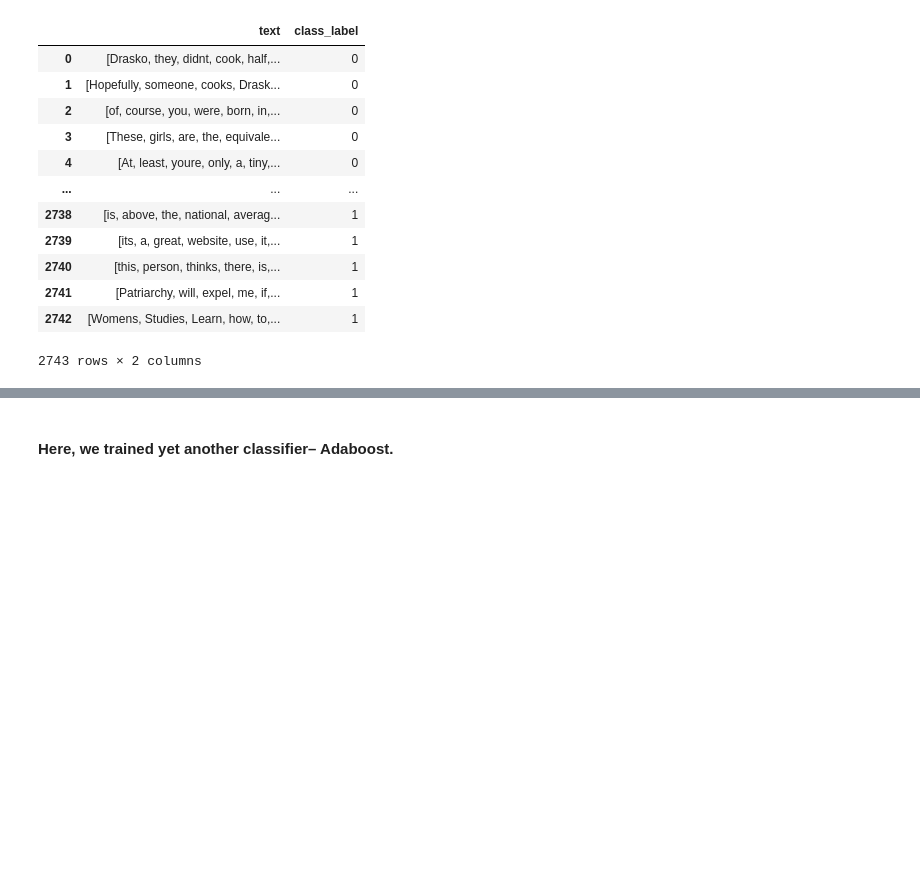
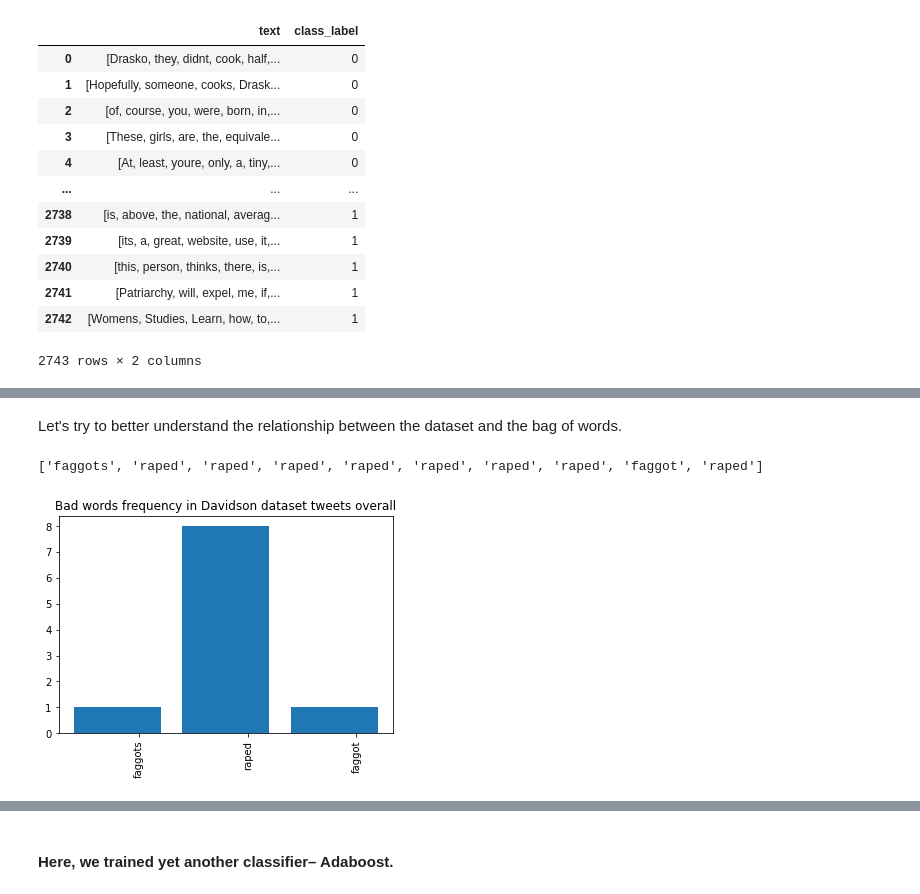
Before and after one commit to zuziamatysiak/cis419-hate-speech, a Jupyter notebook: colab notebooks/CIS_419_Project.ipynb, the cells around one changed output, grey strips where cells are left out. Cells and saved outputs as stored; diff of their text form; code cells hidden in the pictures; blank space fills up the shorter version.

```diff
--- a/colab notebooks/CIS_419_Project.ipynb
+++ b/colab notebooks/CIS_419_Project.ipynb
@@ -169,4 +281,0 @@ df_waseem
-# %%
-for word in words:
-  df_waseem[word] = df_waseem["text"].map(lambda x: 1 if word in x else 0)
-df_waseem
@@ -186,0 +299,11 @@ df_waseem
+# %% [markdown]
+Let's try to better understand the relationship between the dataset and the bag of words.
+# %%
+waseem_count_of_words = get_bad_words(df_waseem, "text")
+print(waseem_count_of_words[:30])
+# %% [output]
+['faggots', 'raped', 'raped', 'raped', 'raped', 'raped', 'raped', 'raped', 'faggot', 'raped']
+# %%
+plot_bad_words_histogram(waseem_count_of_words)
+# %% [output]
+[figure, added]
```
Also changed, not shown: parts of 86 cells of this notebook, 1 other file.
